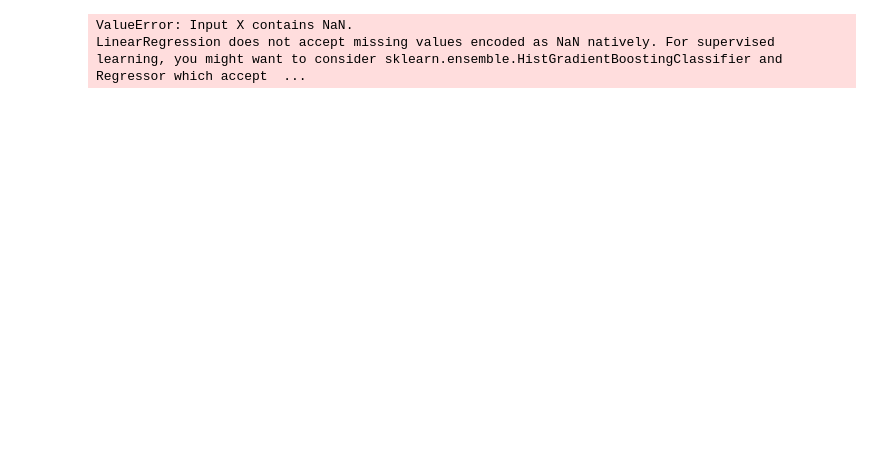
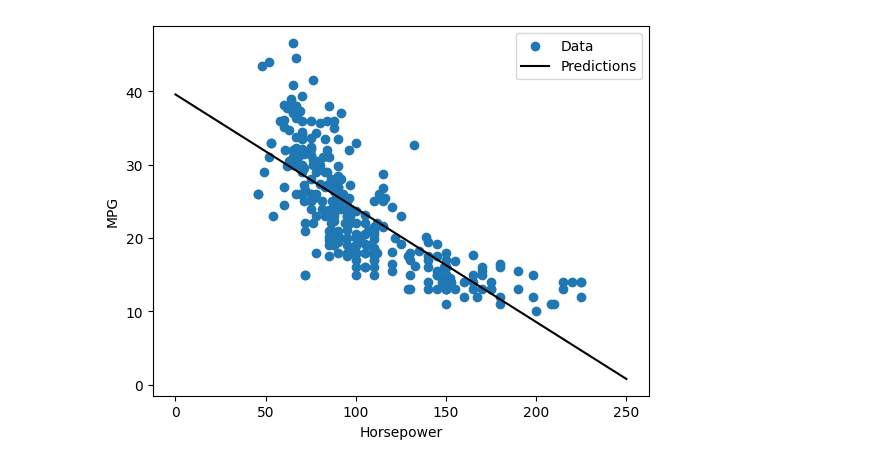
Before and after one commit to 2026-2-predictiva/std-esteban-medina-guayasamin, a Jupyter notebook: PRE_02_regresion_basica/notebooks/notebook.ipynb, the cells around one changed output. Cells and saved outputs as stored; diff of their text form; code cells hidden in the pictures; blank space fills up the shorter version.

```diff
--- a/PRE_02_regresion_basica/notebooks/notebook.ipynb
+++ b/PRE_02_regresion_basica/notebooks/notebook.ipynb
@@ -197,82 +166,21 @@ pd.DataFrame(
 # %%
-  # %%
-  # Regresión lineal con una sola variable (Horsepower)
-
-horsepower_scaler = StandardScaler()
-
-train_horsepower = train_features[["Horsepower"]]
-test_horsepower = test_features[["Horsepower"]]
-
-horsepower_scaler.fit(train_horsepower)
-
-standarized_train_horsepower = horsepower_scaler.transform(train_horsepower)
-standarized_test_horsepower = horsepower_scaler.transform(test_horsepower)
-
-
-
-
-
-
-
-# %%
-# Modelo de regresión lineal
-
-from sklearn.linear_model import LinearRegression
-
-horsepower_model = LinearRegression()
-horsepower_model.fit(standarized_train_horsepower, train_labels)
-
-
-
-
-
-
-# %%
-
-# Intercepto
-horsepower_model.intercept_
-
-
-
-
-
-# Coeficientes
-horsepower_model.coef_
-
-
-
-
-
-# %%
-import numpy as np
-
-x = pd.DataFrame({"Horsepower": np.linspace(0, 250, 251)})
-x.head()
-
-
-
-
-# %%
-# Predicción
-
-scaled_x = horsepower_scaler.transform(x)
-y = horsepower_model.predict(scaled_x)
-y[:5]
-
-
-
-
 
 # %%
 import matplotlib.pyplot as plt
 
 
 def plot_horsepower(x, y):
     plt.scatter(train_features["Horsepower"], train_labels, label="Data")
     plt.plot(x, y, color="k", label="Predictions")
     plt.xlabel("Horsepower")
     plt.ylabel("MPG")
     plt.legend()
+
+
+
+
+
+
+plot_horsepower(x, y)
 # %% [output]
-ValueError: Input X contains NaN.
-LinearRegression does not accept missing values encoded as NaN natively. For supervised learning, you might want to consider sklearn.ensemble.HistGradientBoostingClassifier and Regressor which accept  ...
+[figure, added]
```
Also changed, not shown: parts of 14 cells of this notebook.
